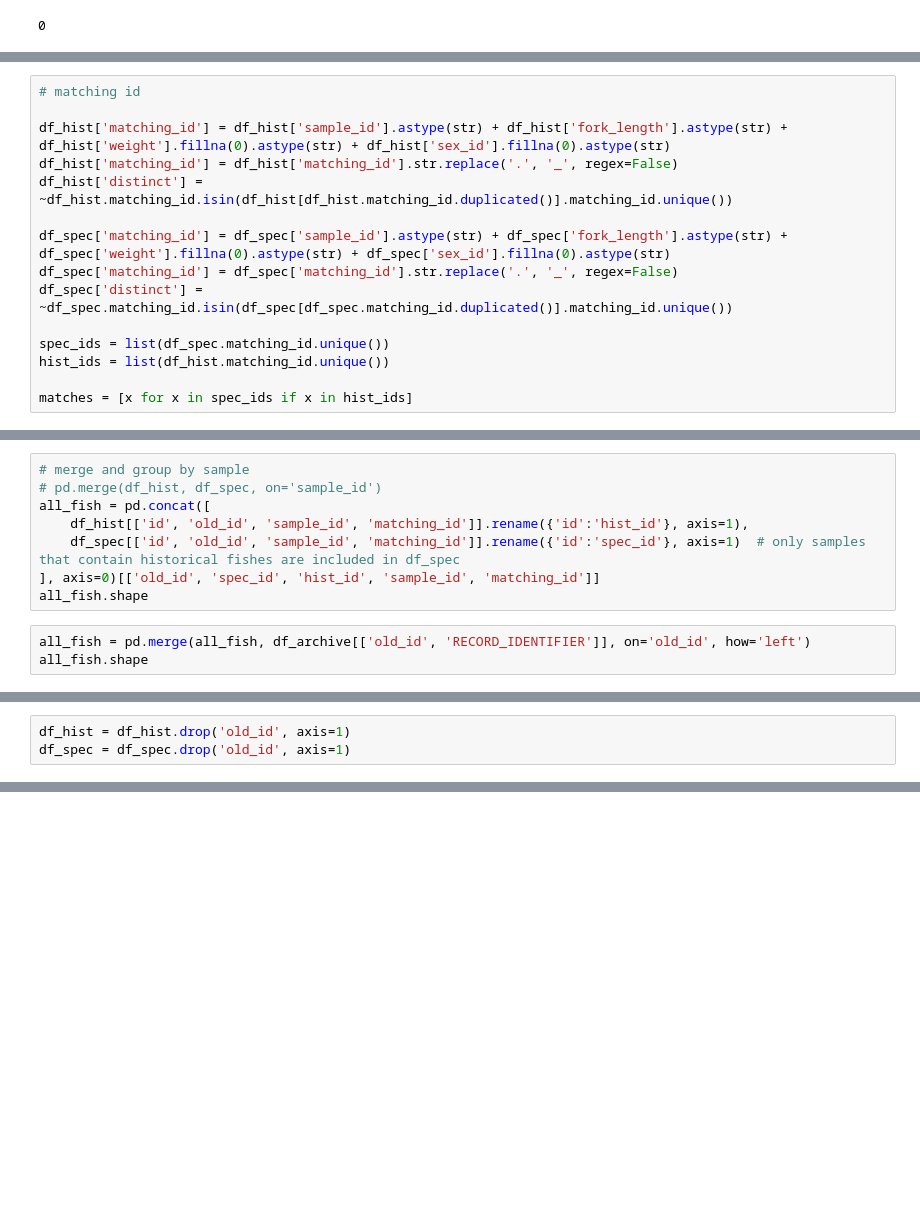
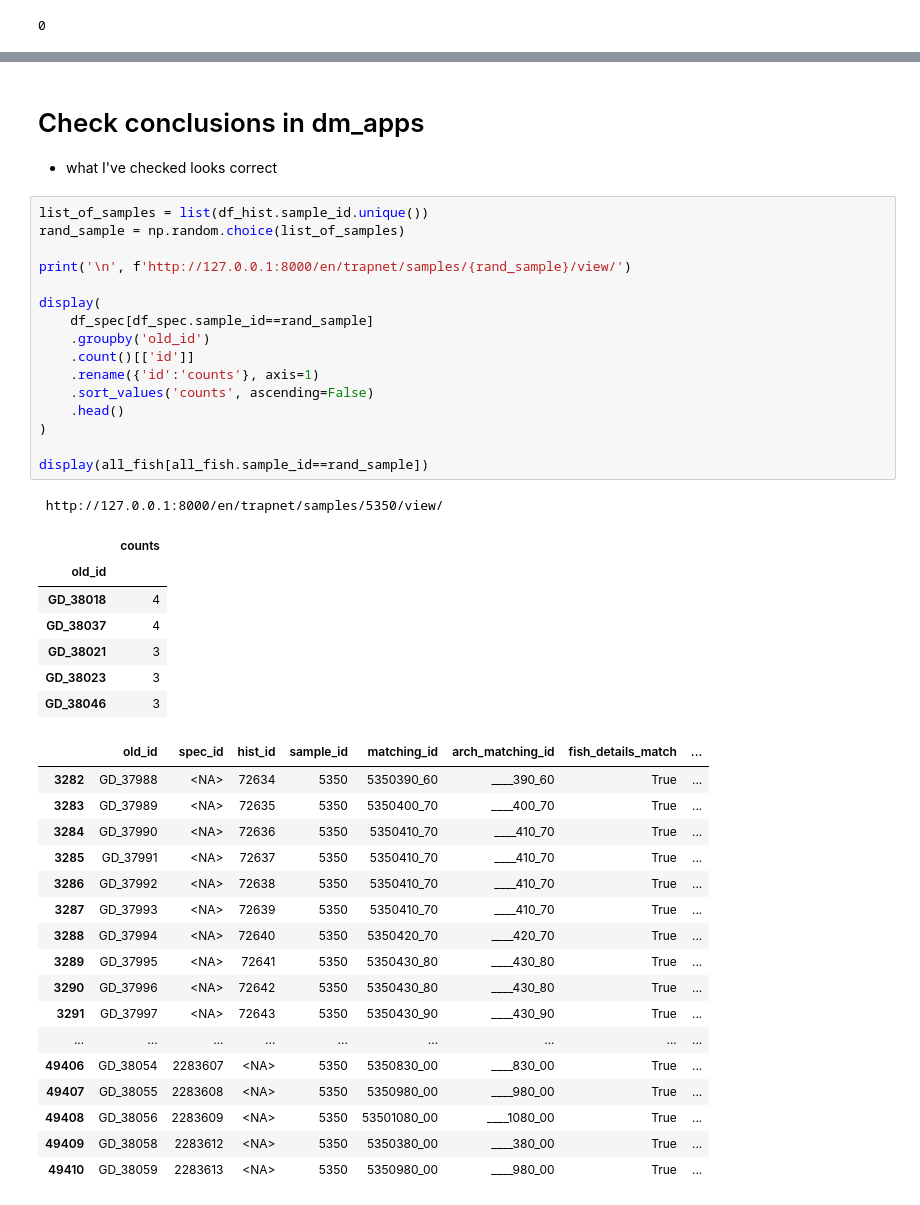
Before and after one commit to dfo-gulf-science/TrapNet-EDA, a Jupyter notebook: Trapnet Historical Data.ipynb, the cells around one changed output, grey strips where cells are left out. Cells and saved outputs as stored; diff of their text form; blank space fills up the shorter version.

Commit message:
preliminary conclusions

```diff
--- a/Trapnet Historical Data.ipynb
+++ b/Trapnet Historical Data.ipynb
@@ -233,15 +211,0 @@ df_archive = df_archive[['old_id', 'DATETIME'] + [x for x in df_archive.columns
-# %%
-# matching id
-
-df_hist['matching_id'] = df_hist['sample_id'].astype(str) + df_hist['fork_length'].astype(str) + df_hist['weight'].fillna(0).astype(str) + df_hist['sex_id'].fillna(0).astype(str)
-df_hist['matching_id'] = df_hist['matching_id'].str.replace('.', '_', regex=False)
-df_hist['distinct'] = ~df_hist.matching_id.isin(df_hist[df_hist.matching_id.duplicated()].matching_id.unique())
-
-df_spec['matching_id'] = df_spec['sample_id'].astype(str) + df_spec['fork_length'].astype(str) + df_spec['weight'].fillna(0).astype(str) + df_spec['sex_id'].fillna(0).astype(str)
-df_spec['matching_id'] = df_spec['matching_id'].str.replace('.', '_', regex=False)
-df_spec['distinct'] = ~df_spec.matching_id.isin(df_spec[df_spec.matching_id.duplicated()].matching_id.unique())
-
-spec_ids = list(df_spec.matching_id.unique())
-hist_ids = list(df_hist.matching_id.unique())
-
-matches = [x for x in spec_ids if x in hist_ids]
@@ -328,11 +211,0 @@ df_spec.head()
-# %%
-# merge and group by sample
-# pd.merge(df_hist, df_spec, on='sample_id')
-all_fish = pd.concat([
-    df_hist[['id', 'old_id', 'sample_id', 'matching_id']].rename({'id':'hist_id'}, axis=1),
-    df_spec[['id', 'old_id', 'sample_id', 'matching_id']].rename({'id':'spec_id'}, axis=1)  # only samples that contain historical fishes are included in df_spec
-], axis=0)[['old_id', 'spec_id', 'hist_id', 'sample_id', 'matching_id']]
-all_fish.shape
-# %%
-all_fish = pd.merge(all_fish, df_archive[['old_id', 'RECORD_IDENTIFIER']], on='old_id', how='left')
-all_fish.shape
@@ -382,3 +211,0 @@ pd.merge(df_hist, df_spec, on='old_id')
-# %%
-df_hist = df_hist.drop('old_id', axis=1)
-df_spec = df_spec.drop('old_id', axis=1)
@@ -451,0 +221,45 @@ df_spec[(df_spec.matching_id.isin(distinct_matched_hist)) & (df_spec.distinct==T
+# %% [markdown]
+# Check conclusions in dm_apps
+* what I've checked looks correct
+# %%
+list_of_samples = list(df_hist.sample_id.unique())
+rand_sample = np.random.choice(list_of_samples)
+
+print('\n', f'http://127.0.0.1:8000/en/trapnet/samples/{rand_sample}/view/')
+
+display(
+    df_spec[df_spec.sample_id==rand_sample]
+    .groupby('old_id')
+    .count()[['id']]
+    .rename({'id':'counts'}, axis=1)
+    .sort_values('counts', ascending=False)
+    .head()
+)
+
+display(all_fish[all_fish.sample_id==rand_sample])
+# %% [output]
+ http://127.0.0.1:8000/en/trapnet/samples/5350/view/
+|  | counts |
+| old_id |  |
+| GD_38018 | 4 |
+| GD_38037 | 4 |
+| GD_38021 | 3 |
+| GD_38023 | 3 |
+| GD_38046 | 3 |
+|  | old_id | spec_id | hist_id | sample_id | matching_id | arch_matching_id | fish_details_match | ... |
+| 3282 | GD_37988 | <NA> | 72634 | 5350 | 5350390_60 | ____390_60 | True | ... |
+| 3283 | GD_37989 | <NA> | 72635 | 5350 | 5350400_70 | ____400_70 | True | ... |
+| 3284 | GD_37990 | <NA> | 72636 | 5350 | 5350410_70 | ____410_70 | True | ... |
+| 3285 | GD_37991 | <NA> | 72637 | 5350 | 5350410_70 | ____410_70 | True | ... |
+| 3286 | GD_37992 | <NA> | 72638 | 5350 | 5350410_70 | ____410_70 | True | ... |
+| 3287 | GD_37993 | <NA> | 72639 | 5350 | 5350410_70 | ____410_70 | True | ... |
+| 3288 | GD_37994 | <NA> | 72640 | 5350 | 5350420_70 | ____420_70 | True | ... |
+| 3289 | GD_37995 | <NA> | 72641 | 5350 | 5350430_80 | ____430_80 | True | ... |
+| 3290 | GD_37996 | <NA> | 72642 | 5350 | 5350430_80 | ____430_80 | True | ... |
+| 3291 | GD_37997 | <NA> | 72643 | 5350 | 5350430_90 | ____430_90 | True | ... |
+| ... | ... | ... | ... | ... | ... | ... | ... | ... |
+| 49406 | GD_38054 | 2283607 | <NA> | 5350 | 5350830_00 | ____830_00 | True | ... |
+| 49407 | GD_38055 | 2283608 | <NA> | 5350 | 5350980_00 | ____980_00 | True | ... |
+| 49408 | GD_38056 | 2283609 | <NA> | 5350 | 53501080_00 | ____1080_00 | True | ... |
+| 49409 | GD_38058 | 2283612 | <NA> | 5350 | 5350380_00 | ____380_00 | True | ... |
+| 49410 | GD_38059 | 2283613 | <NA> | 5350 | 5350980_00 | ____980_00 | True | ... |
```
Also changed, not shown: parts of 70 cells of this notebook.
